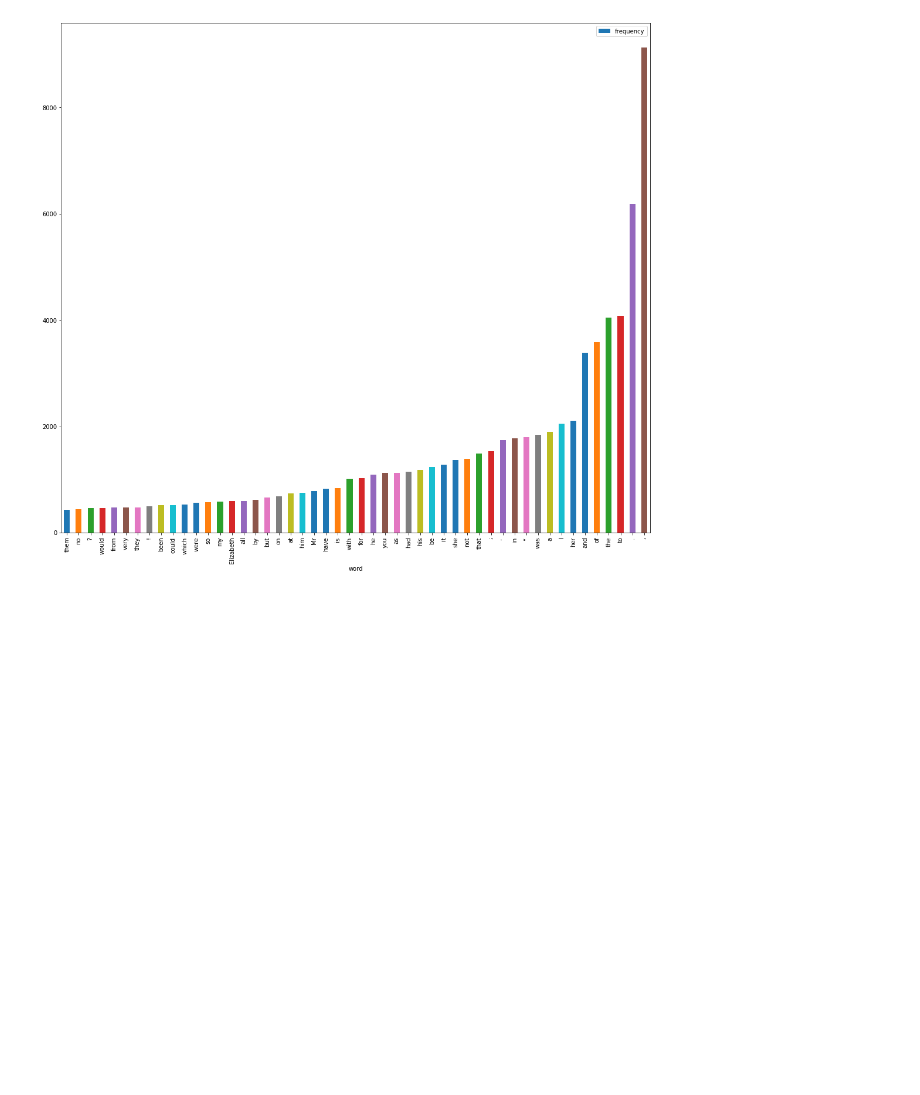
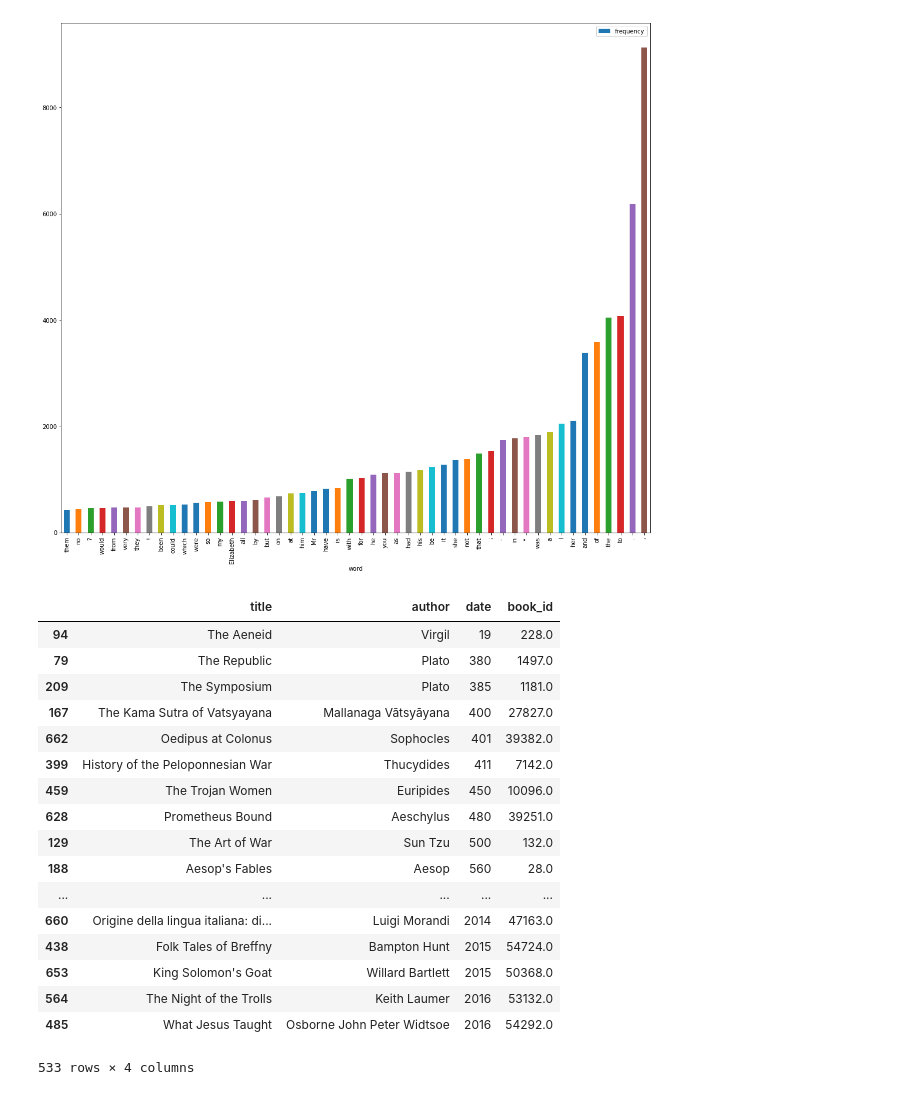
Before and after one commit to clararichter/authorship-identification, a Jupyter notebook: project_notebook.ipynb, the cells around one changed output. Drawn from its saved outputs; the diff is of its cells as text; code cells hidden in the pictures; blank space fills up the shorter version.

Commit message:
test_books

```diff
--- a/project_notebook.ipynb
+++ b/project_notebook.ipynb
@@ -107,3 +107,24 @@ most_common_words_df.plot.bar(x="word", y="frequency",figsize=(18,16))
 # %% [output]
 <matplotlib.axes._subplots.AxesSubplot at 0x...>
 [figure]
+# %%
+combined
+# %% [output]
+|  | title | author | date | book_id |
+| 94 | The Aeneid | Virgil | 19 | 228.0 |
+| 79 | The Republic | Plato | 380 | 1497.0 |
+| 209 | The Symposium | Plato | 385 | 1181.0 |
+| 167 | The Kama Sutra of Vatsyayana | Mallanaga Vātsyāyana | 400 | 27827.0 |
+| 662 | Oedipus at Colonus | Sophocles | 401 | 39382.0 |
+| 399 | History of the Peloponnesian War | Thucydides | 411 | 7142.0 |
+| 459 | The Trojan Women | Euripides | 450 | 10096.0 |
+| 628 | Prometheus Bound | Aeschylus | 480 | 39251.0 |
+| 129 | The Art of War | Sun Tzu | 500 | 132.0 |
+| 188 | Aesop's Fables | Aesop | 560 | 28.0 |
+| ... | ... | ... | ... | ... |
+| 660 | Origine della lingua italiana: di... | Luigi Morandi | 2014 | 47163.0 |
+| 438 | Folk Tales of Breffny | Bampton Hunt | 2015 | 54724.0 |
+| 653 | King Solomon's Goat | Willard Bartlett | 2015 | 50368.0 |
+| 564 | The Night of the Trolls | Keith Laumer | 2016 | 53132.0 |
+| 485 | What Jesus Taught | Osborne John Peter Widtsoe | 2016 | 54292.0 |
+533 rows × 4 columns
```
Also changed, not shown: parts of 2 cells of this notebook, 1 other file.
